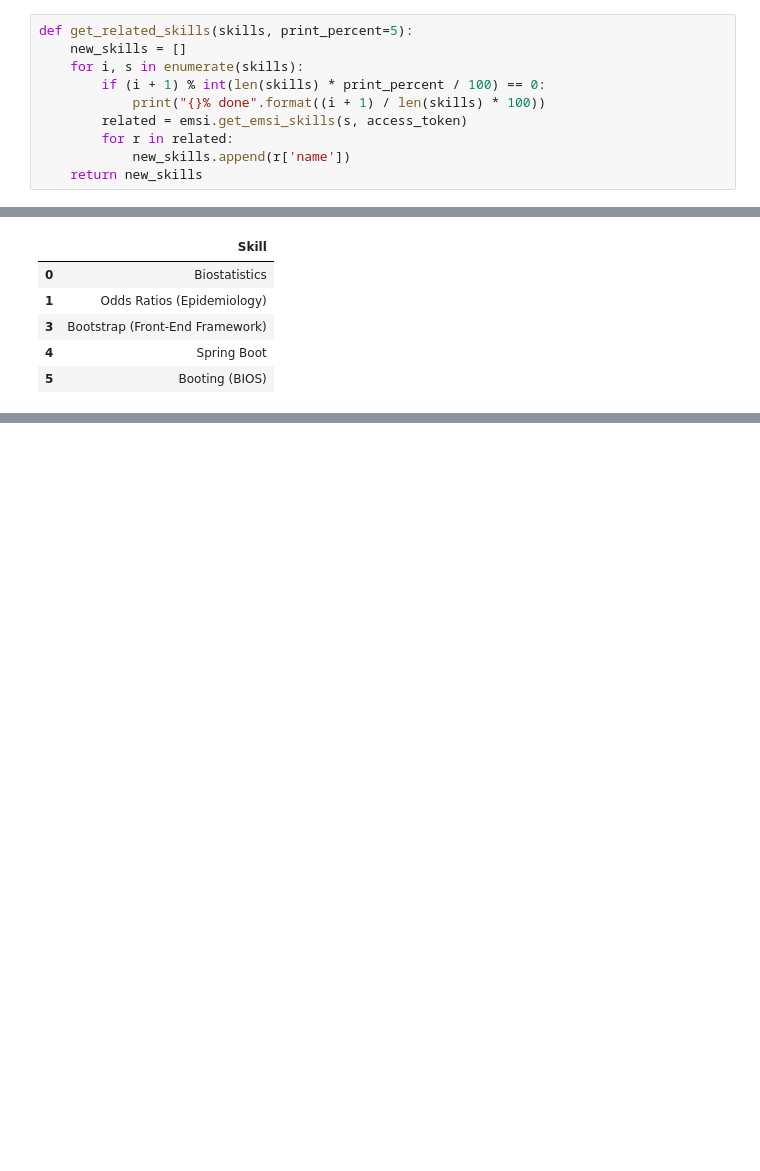
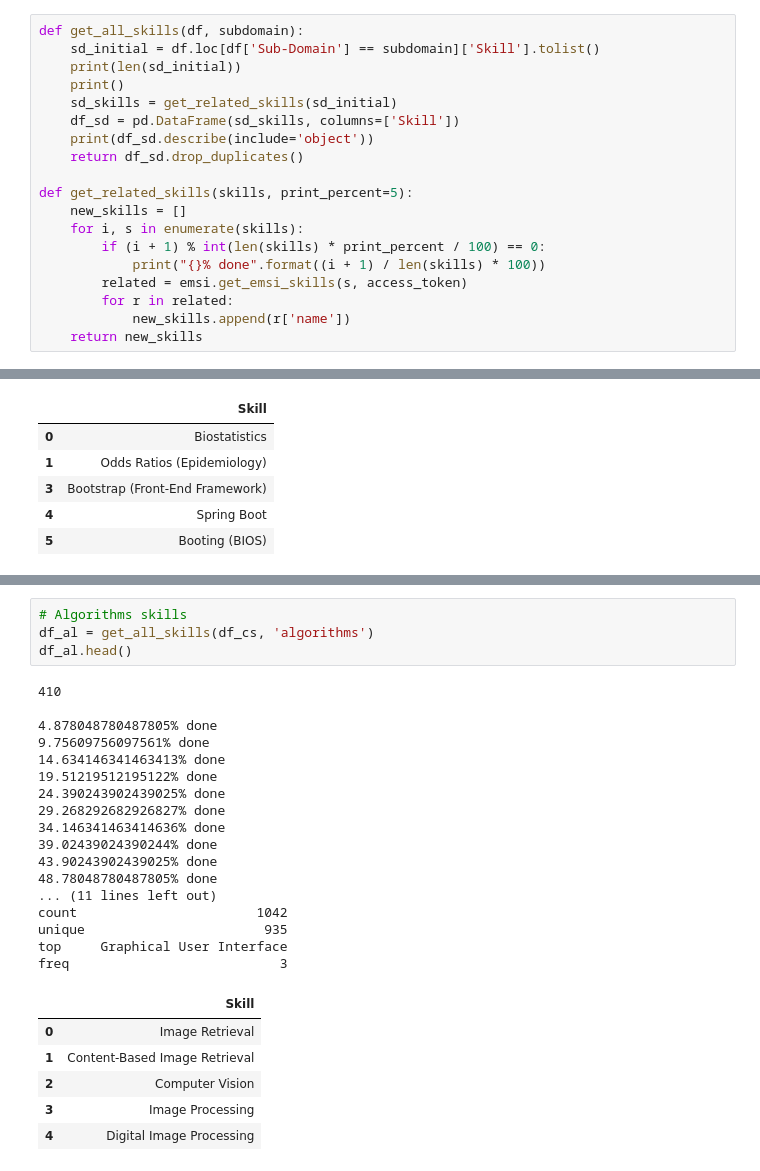
Before and after one commit to binxuankong/skills-ontology-project, a Jupyter notebook: Emsi x Coursera.ipynb, the cells around one changed output, grey strips where cells are left out. Cells and saved outputs as stored; diff of their text form; blank space fills up the shorter version.

```diff
--- a/Emsi x Coursera.ipynb
+++ b/Emsi x Coursera.ipynb
@@ -36,6 +25,15 @@ df_ds.head()
 # %% [markdown]
 ### Get related skills from Emsi
 # %%
+def get_all_skills(df, subdomain):
+    sd_initial = df.loc[df['Sub-Domain'] == subdomain]['Skill'].tolist()
+    print(len(sd_initial))
+    print()
+    sd_skills = get_related_skills(sd_initial)
+    df_sd = pd.DataFrame(sd_skills, columns=['Skill'])
+    print(df_sd.describe(include='object'))
+    return df_sd.drop_duplicates()
+
 def get_related_skills(skills, print_percent=5):
     new_skills = []
     for i, s in enumerate(skills):
@@ -200,0 +229,28 @@ df_ps.to_csv('skills/probability_and_statistics.csv', index=False)
+# %%
+# Algorithms skills
+df_al = get_all_skills(df_cs, 'algorithms')
+df_al.head()
+# %% [output]
+410
+
+4.878048780487805% done
+9.75609756097561% done
+14.634146341463413% done
+19.51219512195122% done
+24.390243902439025% done
+29.268292682926827% done
+34.146341463414636% done
+39.02439024390244% done
+43.90243902439025% done
+48.78048780487805% done
+... (11 lines left out)
+count                       1042
+unique                       935
+top     Graphical User Interface
+freq                           3
+|  | Skill |
+| 0 | Image Retrieval |
+| 1 | Content-Based Image Retrieval |
+| 2 | Computer Vision |
+| 3 | Image Processing |
+| 4 | Digital Image Processing |
```
Also changed, not shown: parts of 14 cells of this notebook, 8 other files.
